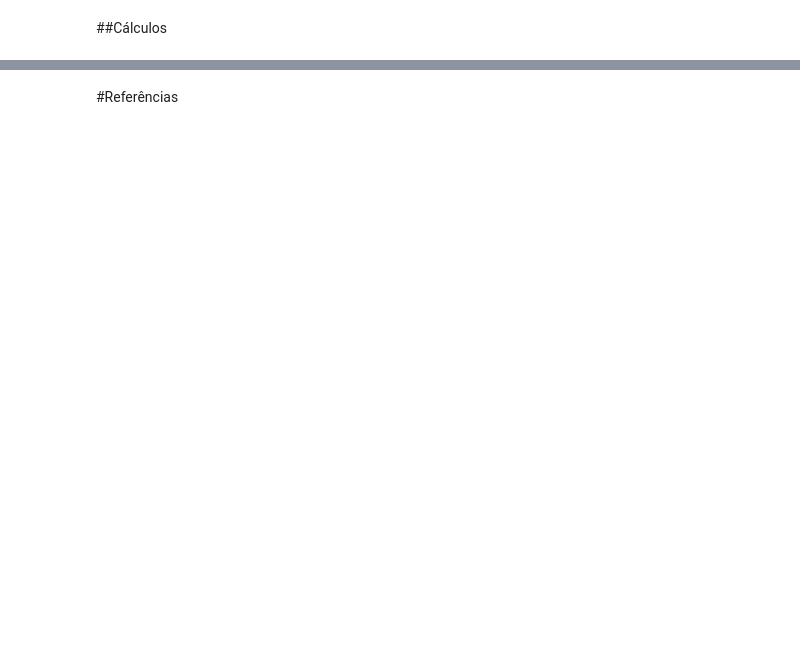
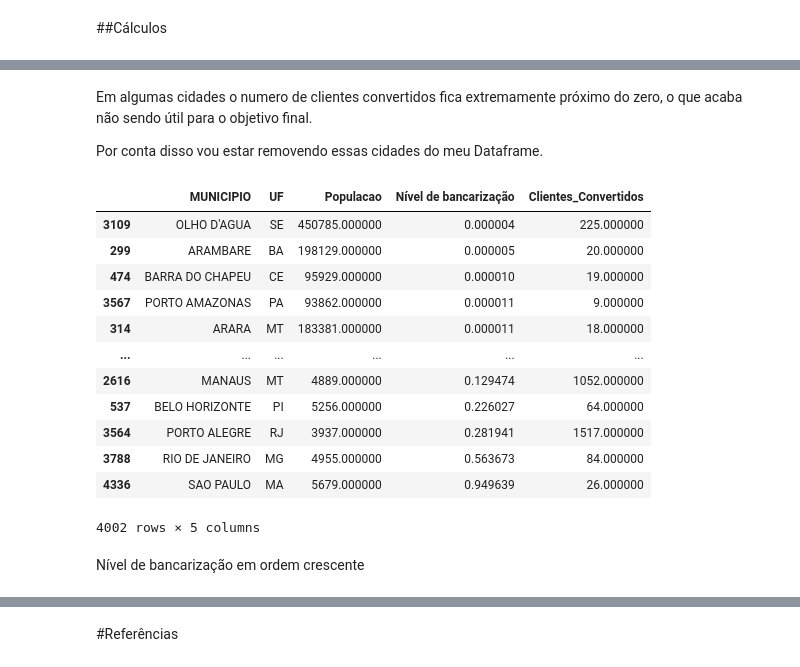
Before and after one commit to ChapeuG/CASE-ANALISTA-DE-DADOS, a Jupyter notebook: Case_Analista.ipynb, the cells around one changed output, grey strips where cells are left out. Drawn from its saved outputs; the diff is of its cells as text; code cells hidden in the pictures; blank space fills up the shorter version.

```diff
--- a/Case_Analista.ipynb
+++ b/Case_Analista.ipynb
@@ -130,0 +167,3 @@ Segundo os artigos citados a maioria da população desbancarizadas se encontra
+# %%
+case['Probabilidade_de_conversão'] = round((case['IDHM']**case['Coeficiente de ajuste populacional'])*
+                                      ((case['Teledensidade estadual']/1.5)*100),2)
@@ -130,0 +188,2 @@ Segundo os artigos citados a maioria da população desbancarizadas se encontra
+# %%
+case['Clientes_Convertidos'] = round((case['Probabilidade_de_conversão']/100)*case['Populacao'])
@@ -130,0 +206,27 @@ Segundo os artigos citados a maioria da população desbancarizadas se encontra
+# %% [markdown]
+Em algumas cidades o numero de clientes convertidos fica extremamente próximo do zero, o que acaba não sendo útil para o objetivo final.
+
+Por conta disso vou estar removendo essas cidades do meu Dataframe.
+# %%
+case = case.query('Clientes_Convertidos > 0')
+# %%
+case_Filtro = case[['MUNICIPIO','UF','Populacao','Nível de bancarização','Clientes_Convertidos']]
+# %%
+case_Filtro =case_Filtro.sort_values('Nível de bancarização',ascending=True)
+case_Filtro
+# %% [output]
+|  | MUNICIPIO | UF | Populacao | Nível de bancarização | Clientes_Convertidos |
+| 3109 | OLHO D'AGUA | SE | 450785.000000 | 0.000004 | 225.000000 |
+| 299 | ARAMBARE | BA | 198129.000000 | 0.000005 | 20.000000 |
+| 474 | BARRA DO CHAPEU | CE | 95929.000000 | 0.000010 | 19.000000 |
+| 3567 | PORTO AMAZONAS | PA | 93862.000000 | 0.000011 | 9.000000 |
+| 314 | ARARA | MT | 183381.000000 | 0.000011 | 18.000000 |
+| ... | ... | ... | ... | ... | ... |
+| 2616 | MANAUS | MT | 4889.000000 | 0.129474 | 1052.000000 |
+| 537 | BELO HORIZONTE | PI | 5256.000000 | 0.226027 | 64.000000 |
+| 3564 | PORTO ALEGRE | RJ | 3937.000000 | 0.281941 | 1517.000000 |
+| 3788 | RIO DE JANEIRO | MG | 4955.000000 | 0.563673 | 84.000000 |
+| 4336 | SAO PAULO | MA | 5679.000000 | 0.949639 | 26.000000 |
+4002 rows × 5 columns
+# %% [markdown]
+Nível de bancarização em ordem crescente
```
Also changed, not shown: parts of 69 cells of this notebook.
